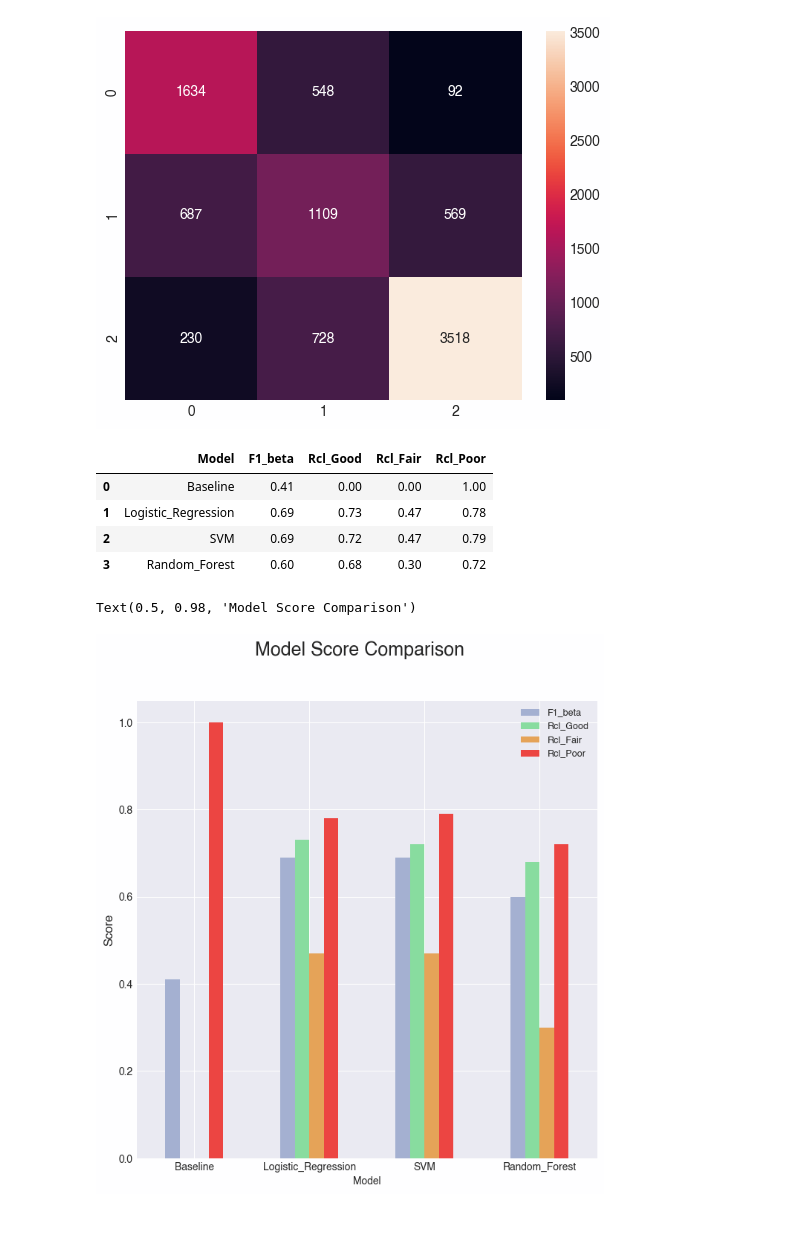
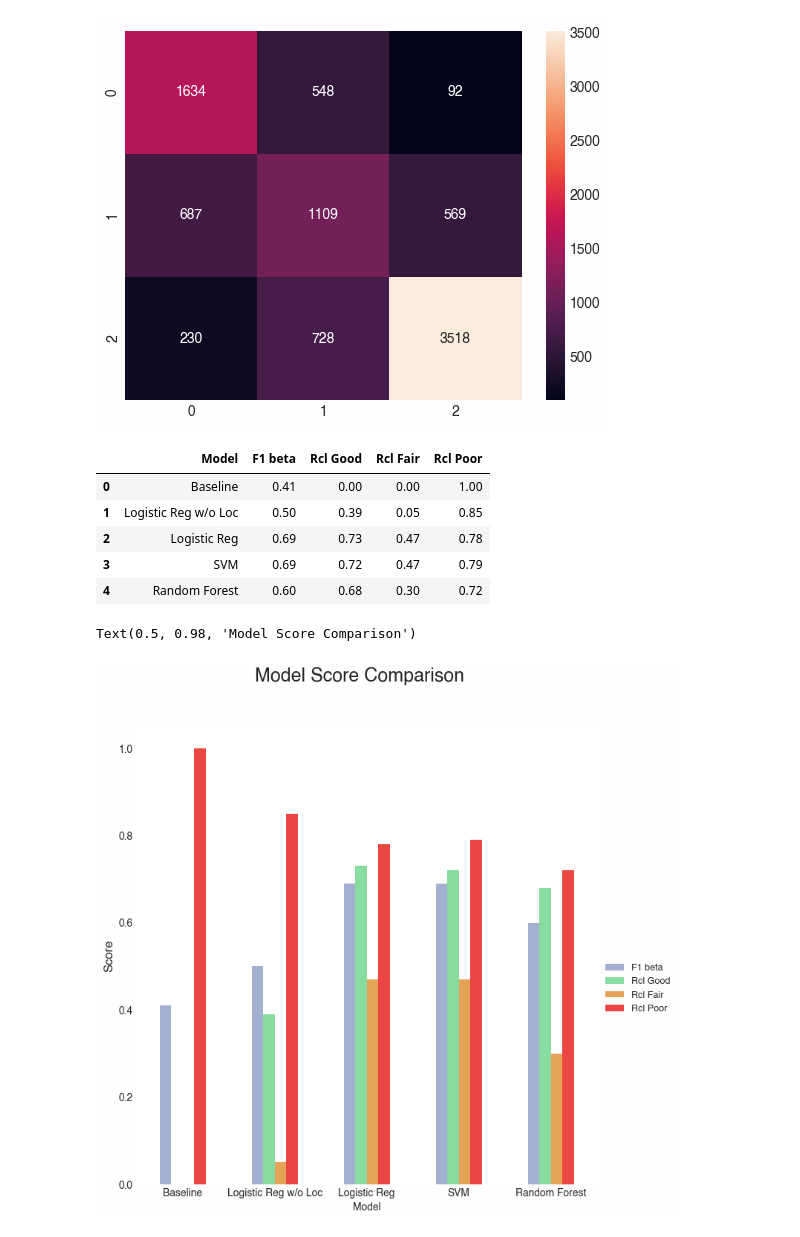
Before and after one commit to chris-hedemann/ml-project-air-pollution, a Jupyter notebook: ML_model_training.ipynb, the cells around one changed output. Cells and saved outputs as stored; diff of their text form; code cells hidden in the pictures.

Commit message:
graphs

```diff
--- a/ML_model_training.ipynb
+++ b/ML_model_training.ipynb
@@ -272,21 +272,23 @@ Average class-weighted f-beta score is 0.69
 weighted avg       0.69      0.69      0.69      9115
 [figure]
 # %%
-d = {'Model':['Baseline','Logistic_Regression','SVM','Random_Forest'], 'F1_beta' :[0.41, 0.69,0.69,0.6], 'Rcl_Good' :[0, 0.73,0.72,0.68], 'Rcl_Fair':[0, 0.47,0.47,0.30], 'Rcl_Poor':[1, 0.78,0.79,0.72]}
+d = {'Model':['Baseline','Logistic Reg w/o Loc','Logistic Reg','SVM','Random Forest'], 'F1 beta' :[0.41, 0.5, 0.69,0.69,0.6], 'Rcl Good' :[0,0.39, 0.73,0.72,0.68], 'Rcl Fair':[0, 0.05,0.47,0.47,0.30], 'Rcl Poor':[1, 0.85,0.78,0.79,0.72]}
 
 df_bar = pd.DataFrame(d)
 df_bar
 # %% [output]
-|  | Model | F1_beta | Rcl_Good | Rcl_Fair | Rcl_Poor |
+|  | Model | F1 beta | Rcl Good | Rcl Fair | Rcl Poor |
 | 0 | Baseline | 0.41 | 0.00 | 0.00 | 1.00 |
-| 1 | Logistic_Regression | 0.69 | 0.73 | 0.47 | 0.78 |
-| 2 | SVM | 0.69 | 0.72 | 0.47 | 0.79 |
-| 3 | Random_Forest | 0.60 | 0.68 | 0.30 | 0.72 |
+| 1 | Logistic Reg w/o Loc | 0.50 | 0.39 | 0.05 | 0.85 |
+| 2 | Logistic Reg | 0.69 | 0.73 | 0.47 | 0.78 |
+| 3 | SVM | 0.69 | 0.72 | 0.47 | 0.79 |
+| 4 | Random Forest | 0.60 | 0.68 | 0.30 | 0.72 |
 # %%
-ax = df_bar.plot(x="Model", y=["F1_beta", "Rcl_Good", "Rcl_Fair", "Rcl_Poor"], kind="bar", rot=0, figsize=(8,8), color=('#A4B0D1','#88DC9F','#E5A358','#EC4542'))
-ax.legend(loc='upper right', prop={'size':9})
+ax = df_bar.plot(x="Model", y=["F1 beta", "Rcl Good", "Rcl Fair", "Rcl Poor"], kind="bar", rot=0, figsize=(8,8), color=('#A4B0D1','#88DC9F','#E5A358','#EC4542'))
+ax.legend(bbox_to_anchor=(1,0.5), prop={'size':9})
+ax.set_facecolor("white")
 plt.ylabel('Score', fontsize=12)
 plt.suptitle('Model Score Comparison', fontsize=18)
 # %% [output]
 Text(0.5, 0.98, 'Model Score Comparison')
-[figure, old version]
+[figure, new version]
```
